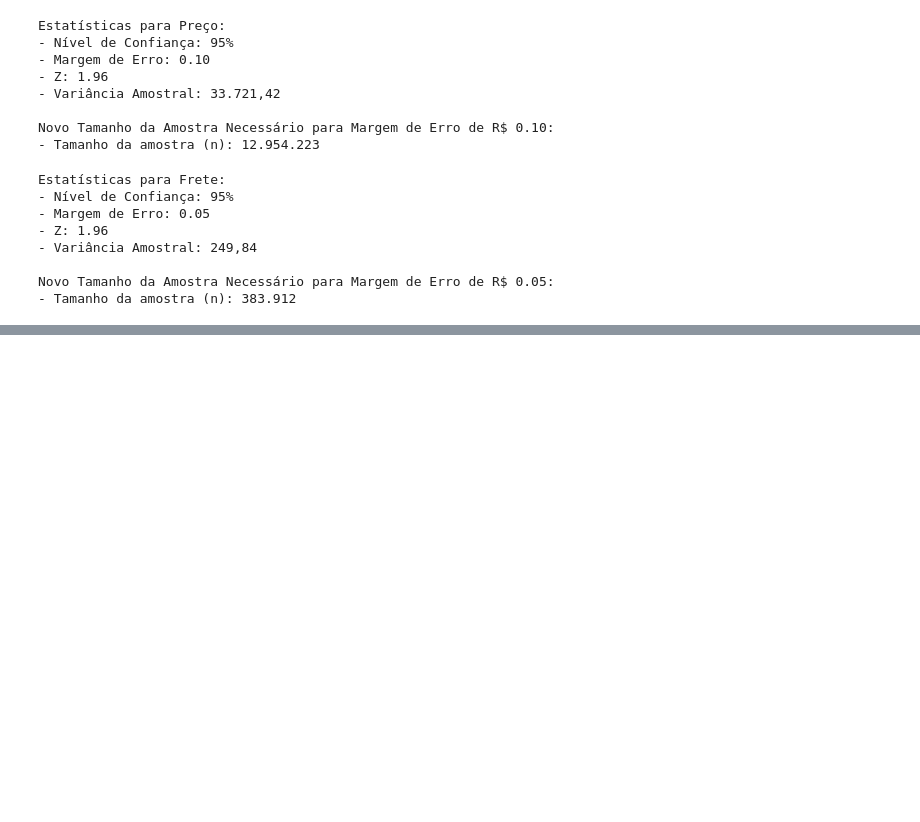
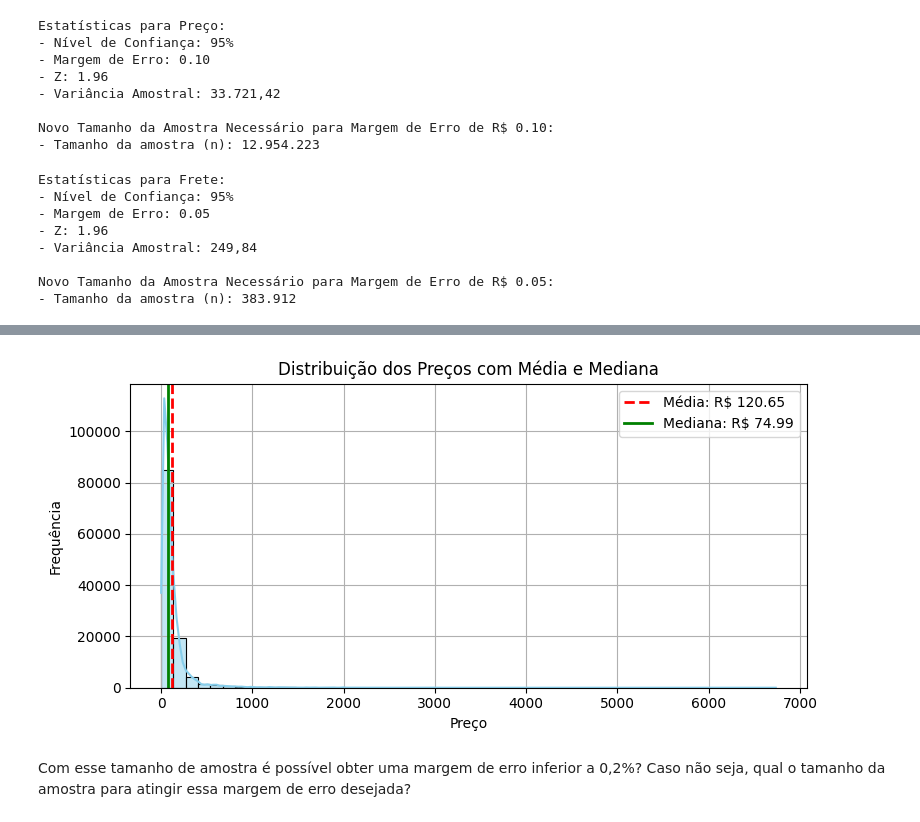
Before and after one commit to bessarodrigo/confidence_interval_marketplace_sales, a Jupyter notebook: notebooks/1. confidence_interval_marketplace_sales.ipynb, the cells around one changed output, grey strips where cells are left out. Saved outputs shown, nothing was run; the diff lists cells and outputs as text; code cells hidden in the pictures; blank space fills up the shorter version.

```diff
--- a/notebooks/1. confidence_interval_marketplace_sales.ipynb
+++ b/notebooks/1. confidence_interval_marketplace_sales.ipynb
@@ -460,0 +474,27 @@ Média do Preço: R$ 74.99
+# %%
+# Cálculo da média e mediana
+media_price = df['price'].mean()
+mediana_price = df['price'].median()
+
+# Plot do histograma com kde
+plt.figure(figsize=(8, 4))
+sns.histplot(df['price'], bins=50, kde=True, color="skyblue", edgecolor="black")
+
+# Linha da média
+plt.axvline(media_price, color='red', linestyle='--', linewidth=2, label=f'Média: R$ {media_price:.2f}')
+
+# Linha da mediana
+plt.axvline(mediana_price, color='green', linestyle='-', linewidth=2, label=f'Mediana: R$ {mediana_price:.2f}')
+
+# Informações do gráfico
+plt.title('Distribuição dos Preços com Média e Mediana')
+plt.xlabel('Preço')
+plt.ylabel('Frequência')
+plt.legend()
+plt.grid(True)
+plt.tight_layout()
+plt.show()
+# %% [output]
+[figure, added]
+# %% [markdown]
+Com esse tamanho de amostra é possível obter uma margem de erro inferior a 0,2%? Caso não seja, qual o tamanho da amostra para atingir essa margem de erro desejada?
```
Also changed, not shown: parts of 25 cells of this notebook.
